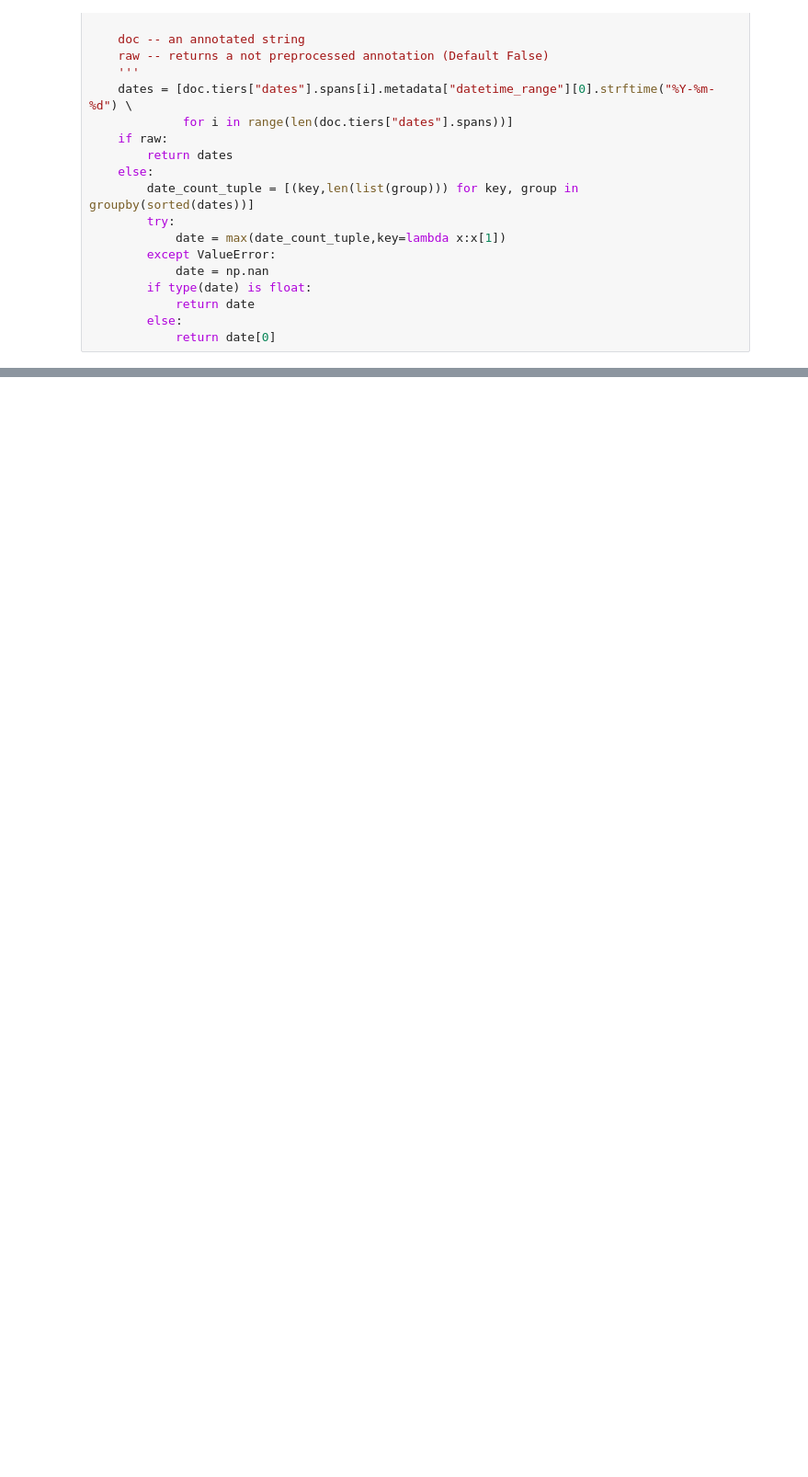
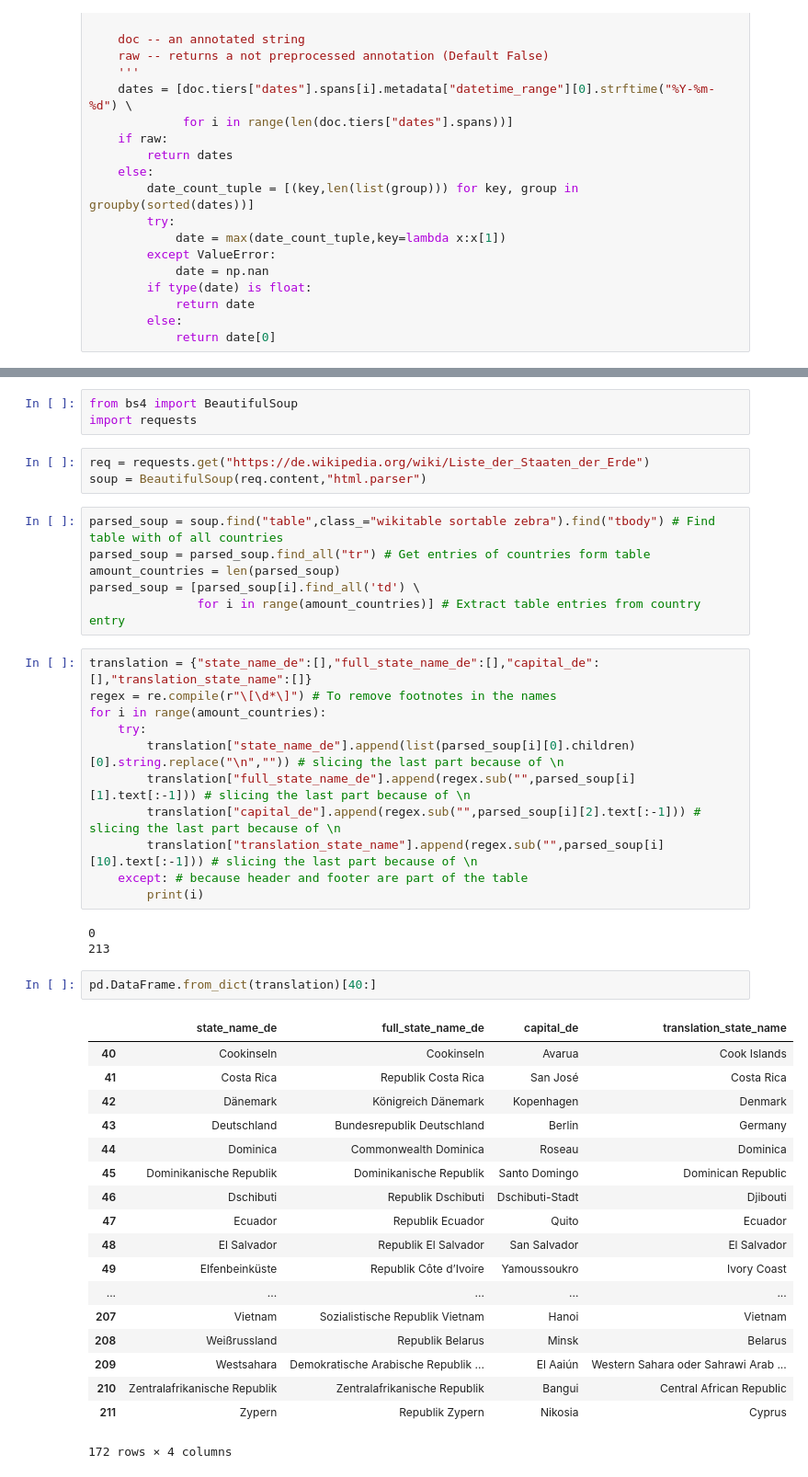
Before and after one commit to aauss/EventEpi, a Jupyter notebook: Comparable_example.ipynb, the cells around one changed output, grey strips where cells are left out. Shown at 92% size. Saved outputs shown, nothing was run; the diff lists cells and outputs as text; blank space fills up the shorter version.

Commit message:
Parses wikipedia table of states

```diff
--- a/Comparable_example.ipynb
+++ b/Comparable_example.ipynb
@@ -220,0 +269,47 @@ ereignisdatenbank = pd.read_csv("Ereignisse_utf.csv",sep=";")
+# %%
+from bs4 import BeautifulSoup
+import requests
+# %%
+req = requests.get("https://de.wikipedia.org/wiki/Liste_der_Staaten_der_Erde")
+soup = BeautifulSoup(req.content,"html.parser")
+# %%
+parsed_soup = soup.find("table",class_="wikitable sortable zebra").find("tbody") # Find table with of all countries
+parsed_soup = parsed_soup.find_all("tr") # Get entries of countries form table
+amount_countries = len(parsed_soup)
+parsed_soup = [parsed_soup[i].find_all('td') \
+               for i in range(amount_countries)] # Extract table entries from country entry
+# %%
+translation = {"state_name_de":[],"full_state_name_de":[],"capital_de":[],"translation_state_name":[]}
+regex = re.compile(r"\[\d*\]") # To remove footnotes in the names
+for i in range(amount_countries):
+    try:
+        translation["state_name_de"].append(list(parsed_soup[i][0].children)[0].string.replace("\n","")) # slicing the last part because of \n
+        translation["full_state_name_de"].append(regex.sub("",parsed_soup[i][1].text[:-1])) # slicing the last part because of \n
+        translation["capital_de"].append(regex.sub("",parsed_soup[i][2].text[:-1])) # slicing the last part because of \n
+        translation["translation_state_name"].append(regex.sub("",parsed_soup[i][10].text[:-1])) # slicing the last part because of \n
+    except: # because header and footer are part of the table
+        print(i)
+# %% [output]
+0
+213
+# %%
+pd.DataFrame.from_dict(translation)[40:]
+# %% [output]
+|  | state_name_de | full_state_name_de | capital_de | translation_state_name |
+| 40 | Cookinseln | Cookinseln | Avarua | Cook Islands |
+| 41 | Costa Rica | Republik Costa Rica | San José | Costa Rica |
+| 42 | Dänemark | Königreich Dänemark | Kopenhagen | Denmark |
+| 43 | Deutschland | Bundesrepublik Deutschland | Berlin | Germany |
+| 44 | Dominica | Commonwealth Dominica | Roseau | Dominica |
+| 45 | Dominikanische Republik | Dominikanische Republik | Santo Domingo | Dominican Republic |
+| 46 | Dschibuti | Republik Dschibuti | Dschibuti-Stadt | Djibouti |
+| 47 | Ecuador | Republik Ecuador | Quito | Ecuador |
+| 48 | El Salvador | Republik El Salvador | San Salvador | El Salvador |
+| 49 | Elfenbeinküste | Republik Côte d’Ivoire | Yamoussoukro | Ivory Coast |
+| ... | ... | ... | ... | ... |
+| 207 | Vietnam | Sozialistische Republik Vietnam | Hanoi | Vietnam |
+| 208 | Weißrussland | Republik Belarus | Minsk | Belarus |
+| 209 | Westsahara | Demokratische Arabische Republik ... | El Aaiún | Western Sahara oder Sahrawi Arab ... |
+| 210 | Zentral­afrikanische Republik | Zentral­afrikanische Republik | Bangui | Central African Republic |
+| 211 | Zypern | Republik Zypern | Nikosia | Cyprus |
+172 rows × 4 columns
```
Also changed, not shown: parts of 10 cells of this notebook.
